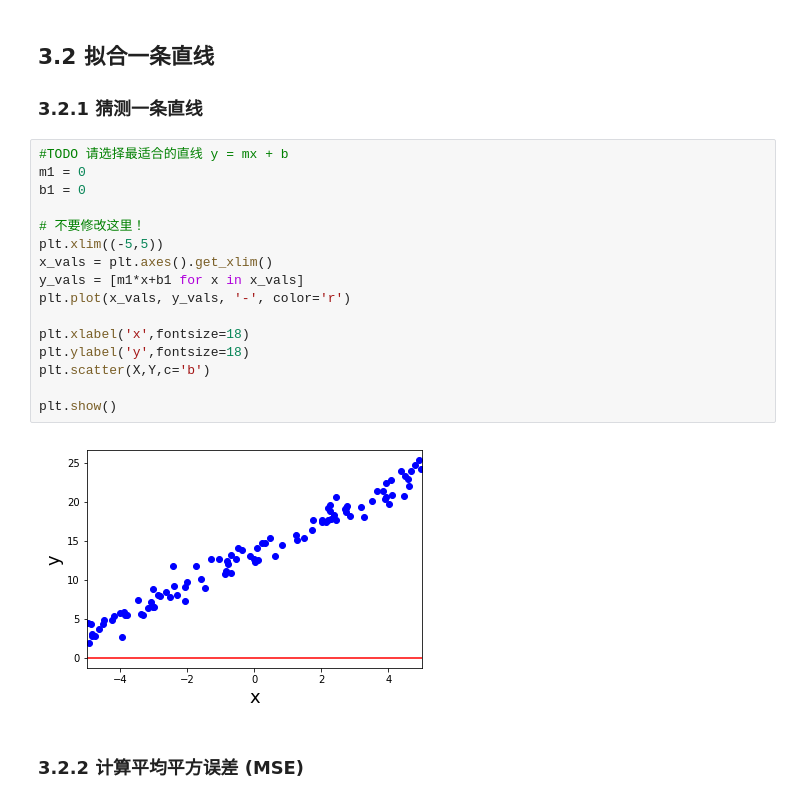
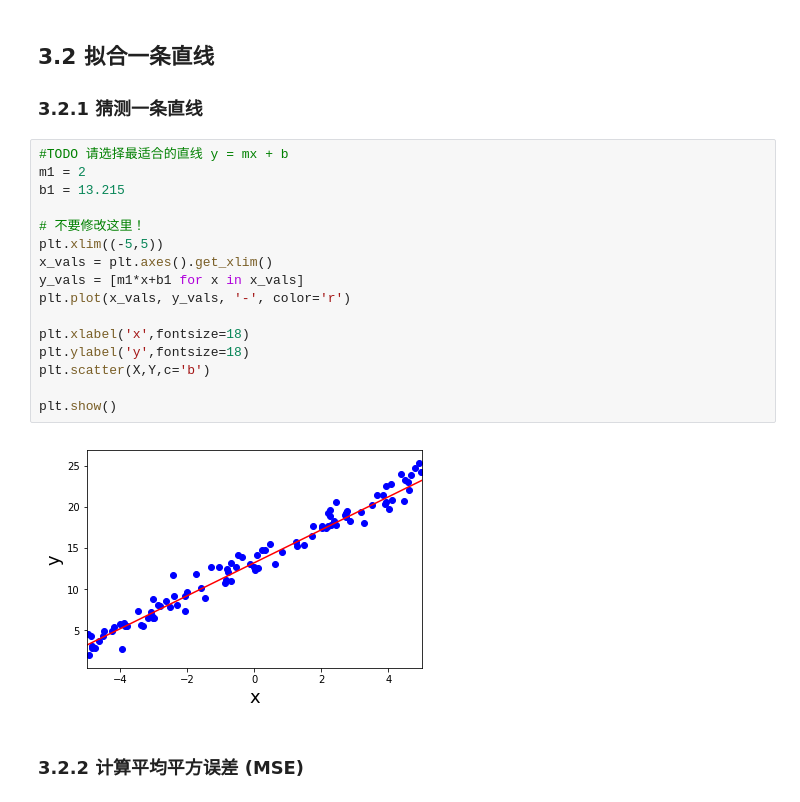
Before and after one commit to niushuai1991/linear_algebra, a Jupyter notebook: linear_regression_project.ipynb, the cells around one changed output. Cells and saved outputs as stored; diff of their text form.

```diff
--- a/linear_regression_project.ipynb
+++ b/linear_regression_project.ipynb
@@ -449,22 +455,22 @@ plt.show()
 ### 3.2.1 猜测一条直线
 # %%
 #TODO 请选择最适合的直线 y = mx + b
-m1 = 0
-b1 = 0
+m1 = 2
+b1 = 13.215
 
 # 不要修改这里！
 plt.xlim((-5,5))
 x_vals = plt.axes().get_xlim()
 y_vals = [m1*x+b1 for x in x_vals]
 plt.plot(x_vals, y_vals, '-', color='r')
 
 plt.xlabel('x',fontsize=18)
 plt.ylabel('y',fontsize=18)
 plt.scatter(X,Y,c='b')
 
 plt.show()
 # %% [output]
-[figure, old version]
+[figure, new version]
 # %% [markdown]
 ### 3.2.2 计算平均平方误差 (MSE)
 # %% [markdown]
```
Also changed, not shown: parts of 13 cells of this notebook.
